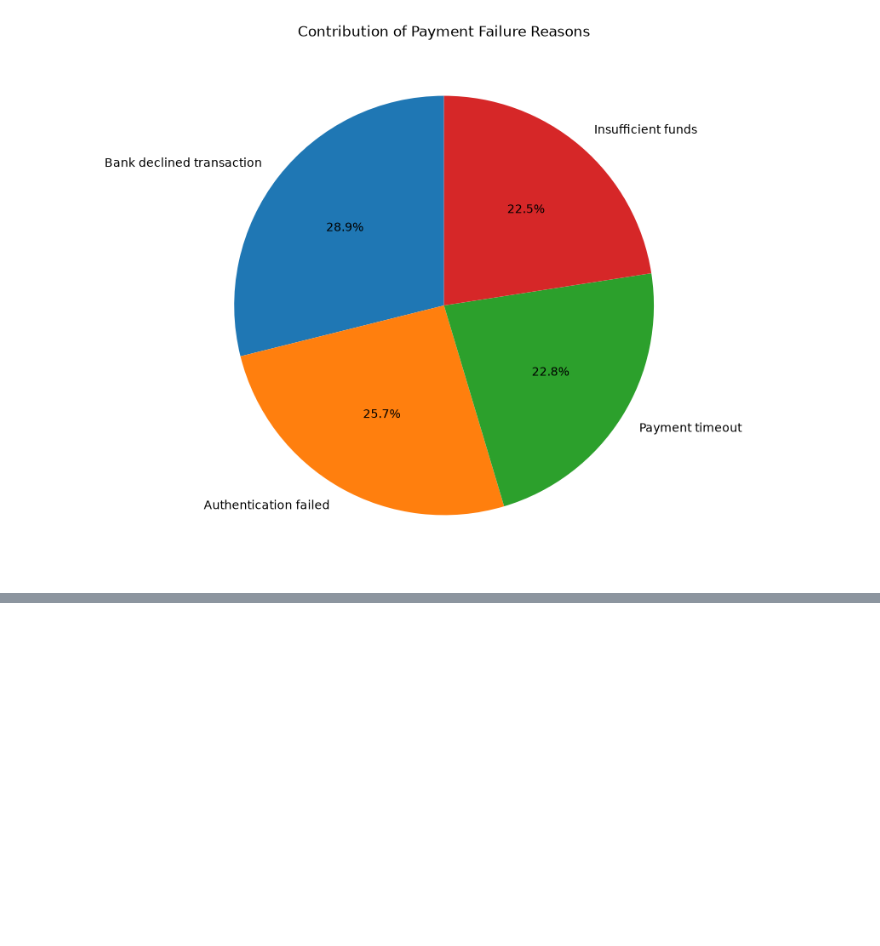
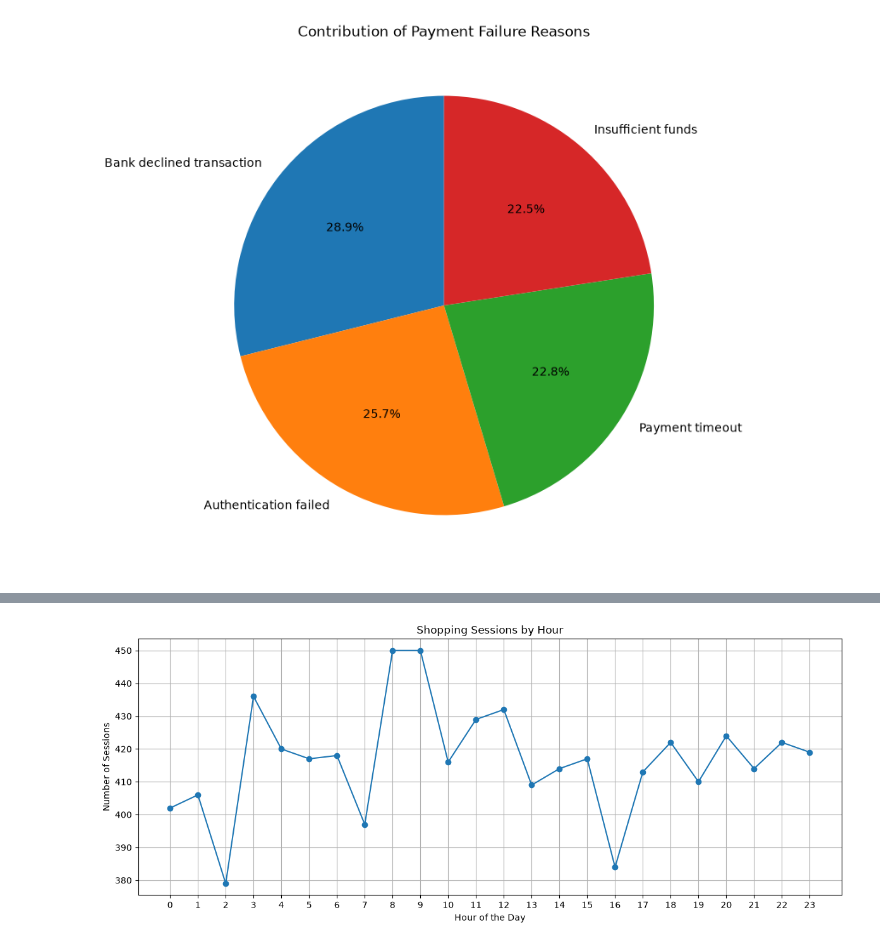
Before and after one commit to saanvi-saxena/cart-abandonment-analysis, a Jupyter notebook: python/data_exploration.ipynb, the cells around one changed output, grey strips where cells are left out. Cells and saved outputs as stored; diff of their text form; code cells hidden in the pictures; blank space fills up the shorter version.

```diff
--- a/python/data_exploration.ipynb
+++ b/python/data_exploration.ipynb
@@ -442,0 +445,10 @@ plt.show()
+# %%
+sessions["session_start"] = pd.to_datetime(
+    sessions["session_start"]
+)
+
+sessions["hour"] = sessions["session_start"].dt.hour
+
+hourly_sessions = sessions["hour"].value_counts().sort_index()
+
+print(hourly_sessions)
@@ -442,0 +473,16 @@ plt.show()
+# %%
+hourly_sessions.plot(
+    kind="line",
+    figsize=(12, 5),
+    marker="o"
+)
+
+plt.title("Shopping Sessions by Hour")
+plt.xlabel("Hour of the Day")
+plt.ylabel("Number of Sessions")
+plt.xticks(range(24))
+plt.grid()
+plt.tight_layout()
+plt.show()
+# %% [output]
+[figure, added]
```
Also changed, not shown: parts of 6 cells of this notebook.
